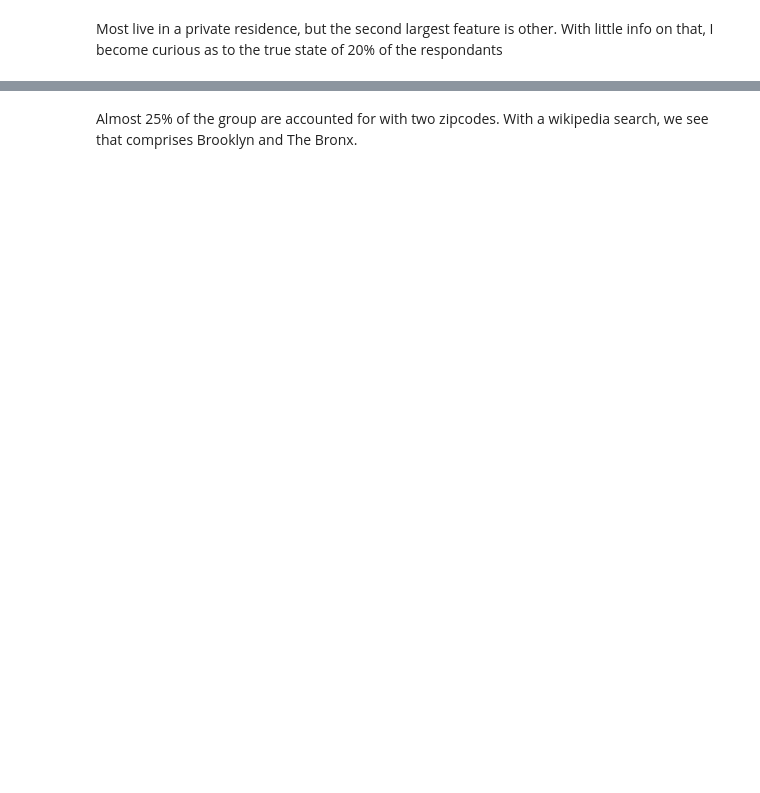
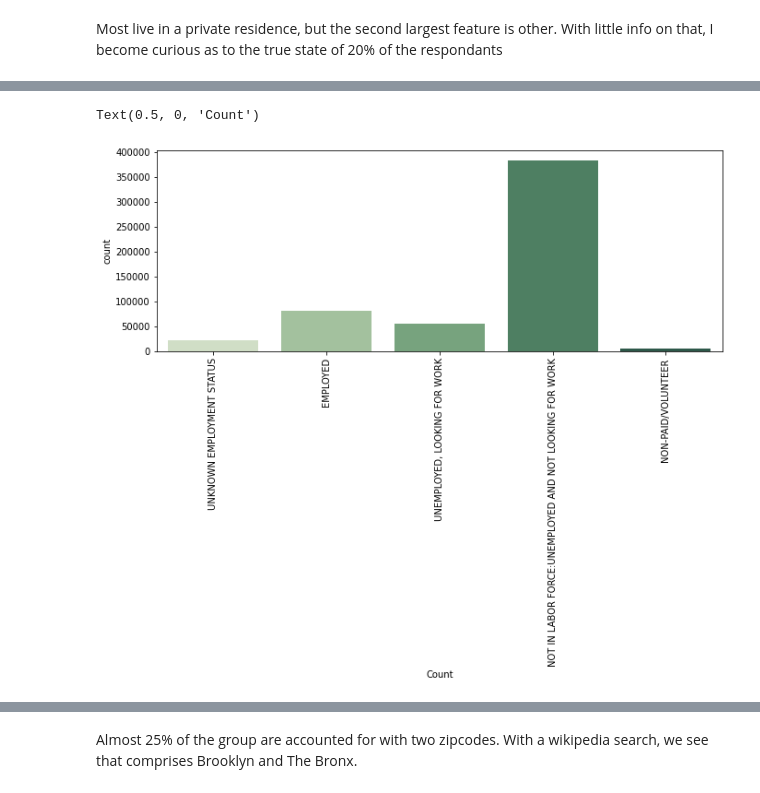
Before and after one commit to qweliant/PCSstudy, a Jupyter notebook: NYpcs_EDA.ipynb, the cells around one changed output, grey strips where cells are left out. Cells and saved outputs as stored; diff of their text form; code cells hidden in the pictures; blank space fills up the shorter version.

```diff
--- a/NYpcs_EDA.ipynb
+++ b/NYpcs_EDA.ipynb
@@ -14,6 +14,7 @@ from sklearn.impute import SimpleImputer
 import sklearn.metrics as metrics
 from xgboost import XGBClassifier, plot_importance
 import uuid
+plt.rcParams['figure.dpi'] = 72
 # %%
 a = uuid.uuid1()
 # %%
@@ -67,7 +128,10 @@ plt.ylabel("Living Status")
 # %%
 f, axes = plt.subplots( sharey=True, figsize=(11, 4))
 plt.xticks(rotation='vertical')
-sns.countplot(y="employment_status", palette="ch:2.5,-.2,dark=.3", data=pcs)
+sns.countplot(x="employment_status", palette="ch:2.5,-.3,dark=.3", data=pcs)
 plt.xlabel("Count")
-plt.ylabel("Employment Status")
+# plt.ylabel("Employment Status")
+# %% [output]
+Text(0.5, 0, 'Count')
+[figure, added]
 # %%
```
Also changed, not shown: parts of 46 cells of this notebook, 6 other files.
